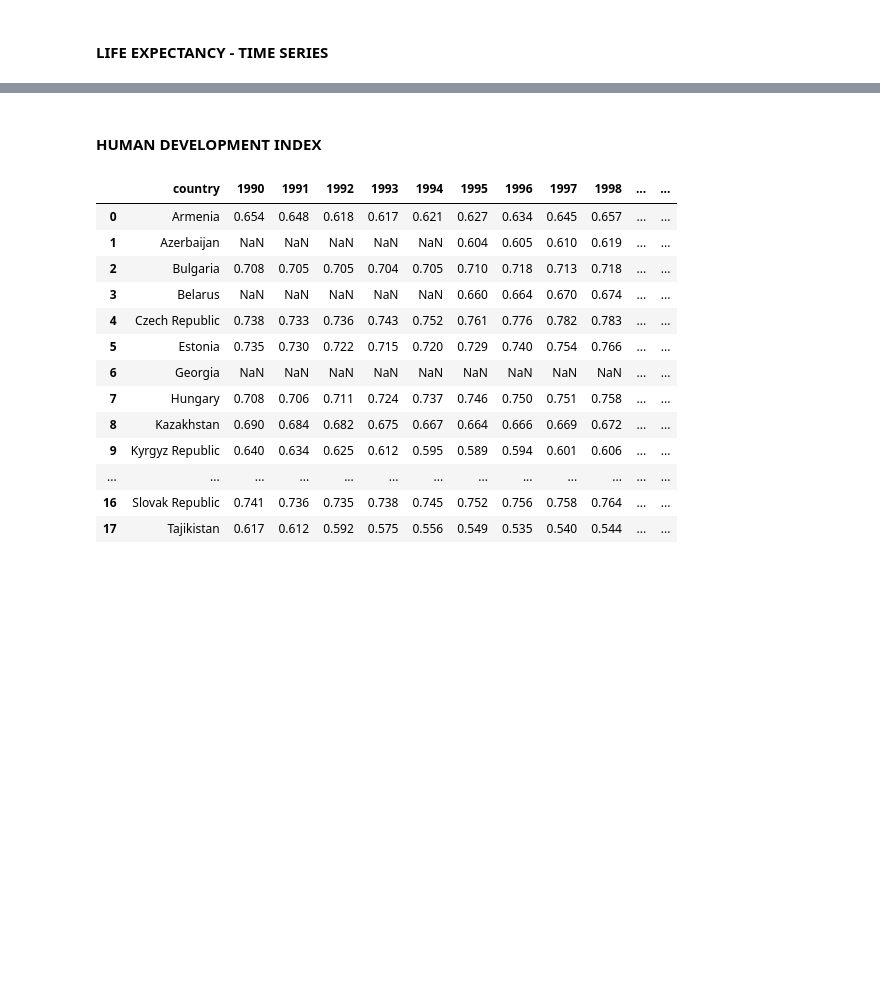
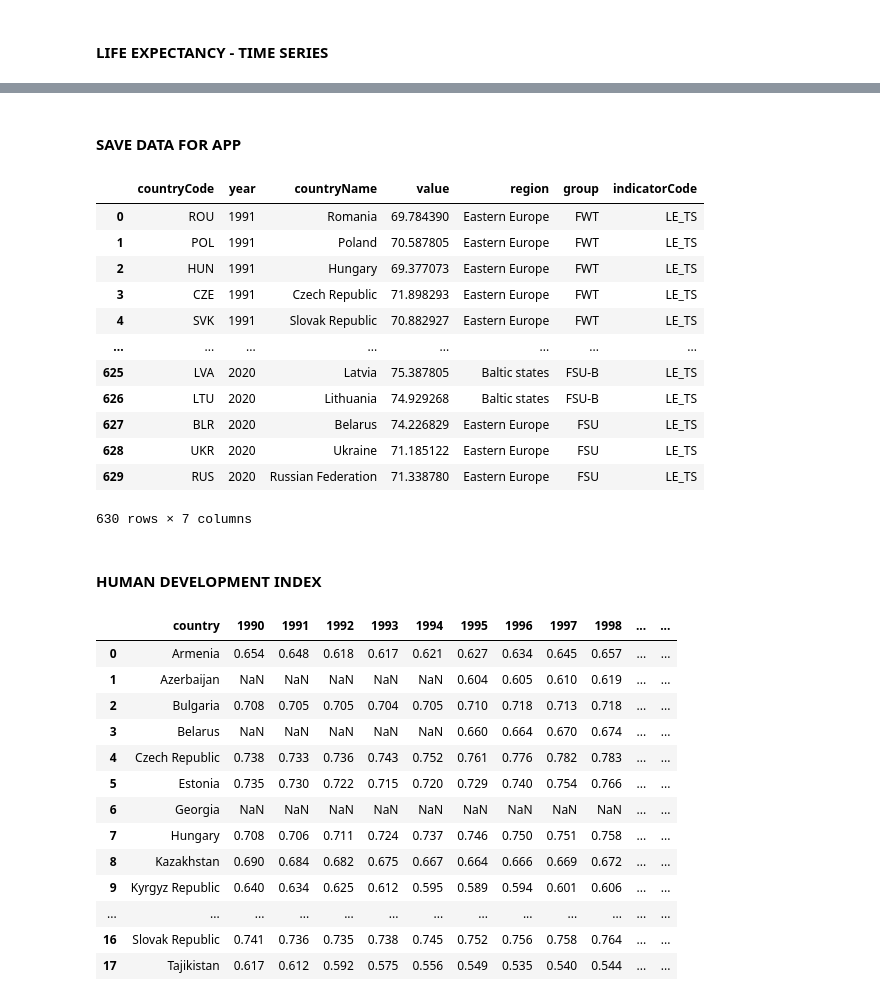
Before and after one commit to d2ski/fsu-fwt-development, a Jupyter notebook: explore.ipynb, the cells around one changed output, grey strips where cells are left out. Drawn from its saved outputs; the diff is of its cells as text; code cells hidden in the pictures; blank space fills up the shorter version.

```diff
--- a/explore.ipynb
+++ b/explore.ipynb
@@ -1141,3 +1279,35 @@ alt.Chart(le_ts).mark_line().encode(
 )
 # %% [output]
 [interactive output not drawn]
+# %% [markdown]
+#### SAVE DATA FOR APP
+# %%
+app_df = le_ts.copy()
+
+app_df.loc[:, 'Indicator Code'] = 'LE_TS'
+
+app_df = app_df.rename(columns = {
+    'Country Name': 'countryName',
+    'Country Code': 'countryCode',
+    'Indicator Code': 'indicatorCode',
+    'Group': 'group',
+    'Region': 'region',
+    'Year': 'year',
+    'Value': 'value',
+})
+# %%
+app_df
+# %% [output]
+|  | countryCode | year | countryName | value | region | group | indicatorCode |
+| 0 | ROU | 1991 | Romania | 69.784390 | Eastern Europe | FWT | LE_TS |
+| 1 | POL | 1991 | Poland | 70.587805 | Eastern Europe | FWT | LE_TS |
+| 2 | HUN | 1991 | Hungary | 69.377073 | Eastern Europe | FWT | LE_TS |
+| 3 | CZE | 1991 | Czech Republic | 71.898293 | Eastern Europe | FWT | LE_TS |
+| 4 | SVK | 1991 | Slovak Republic | 70.882927 | Eastern Europe | FWT | LE_TS |
+| ... | ... | ... | ... | ... | ... | ... | ... |
+| 625 | LVA | 2020 | Latvia | 75.387805 | Baltic states | FSU-B | LE_TS |
+| 626 | LTU | 2020 | Lithuania | 74.929268 | Baltic states | FSU-B | LE_TS |
+| 627 | BLR | 2020 | Belarus | 74.226829 | Eastern Europe | FSU | LE_TS |
+| 628 | UKR | 2020 | Ukraine | 71.185122 | Eastern Europe | FSU | LE_TS |
+| 629 | RUS | 2020 | Russian Federation | 71.338780 | Eastern Europe | FSU | LE_TS |
+630 rows × 7 columns
```
Also changed, not shown: parts of 24 cells of this notebook, 2 other files.
